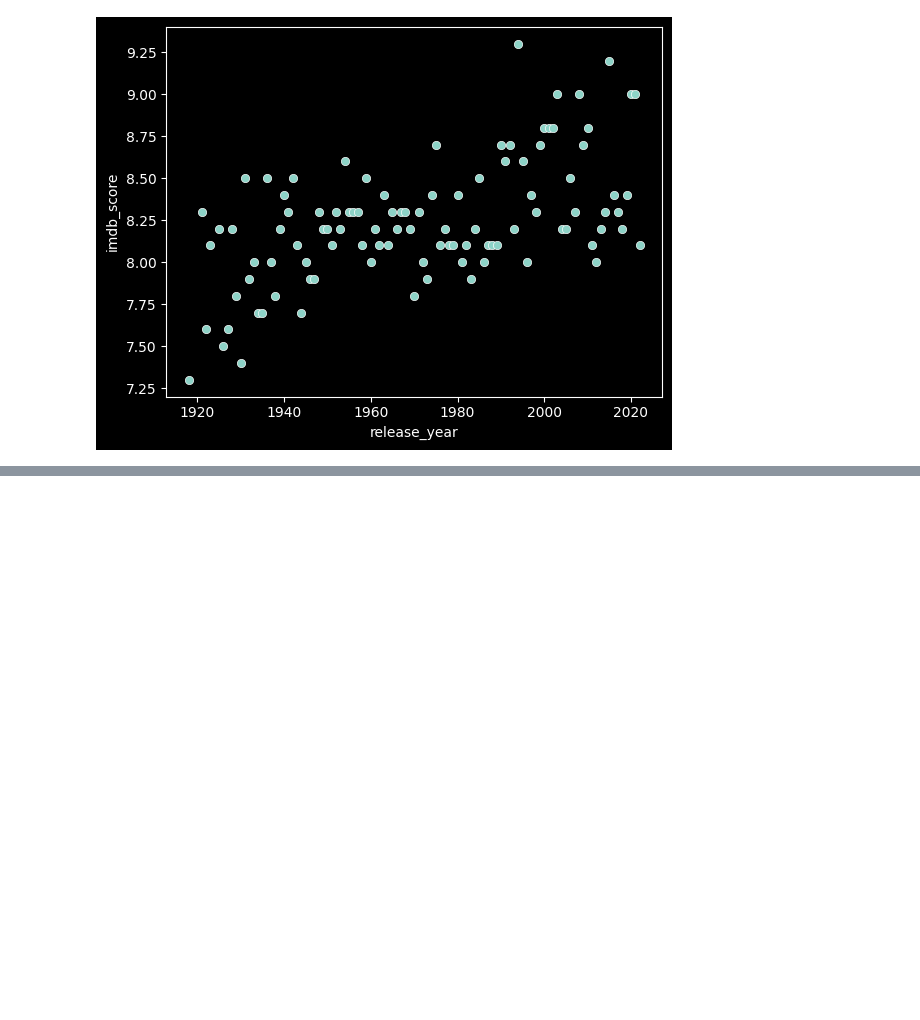
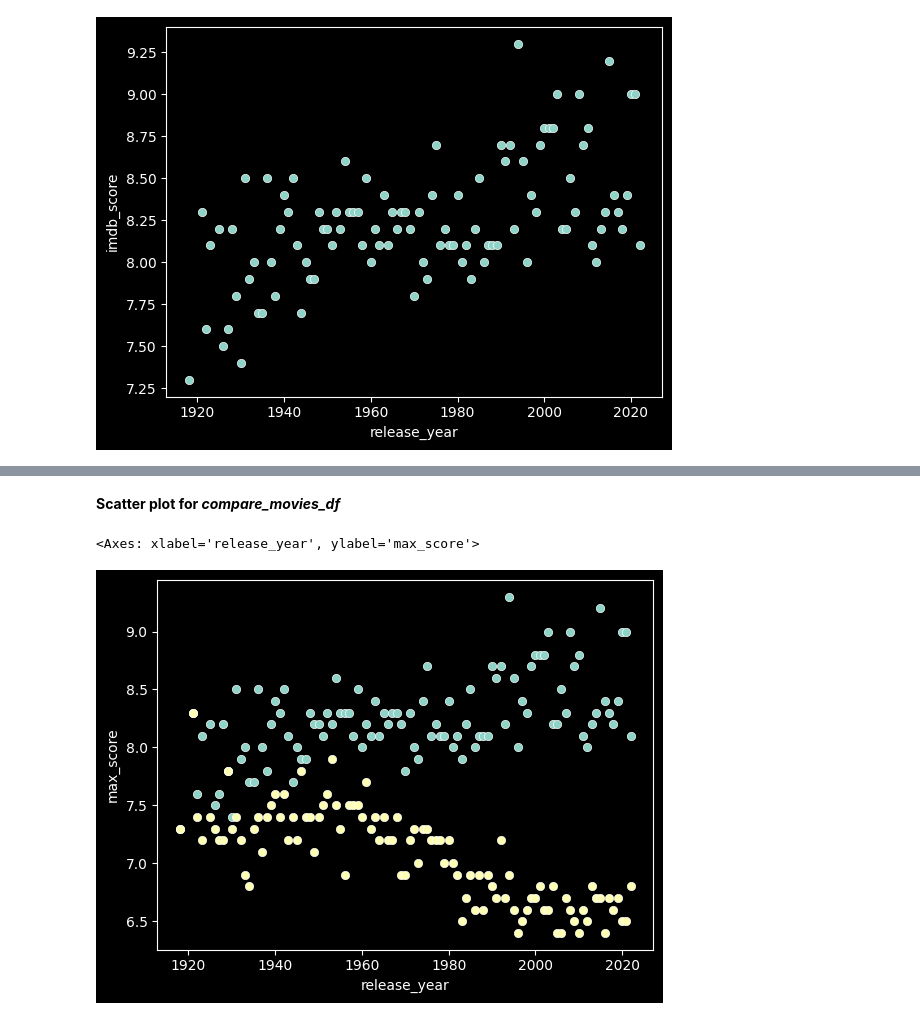
Before and after one commit to irynaps/hbo_data, a Jupyter notebook: project_1/titles_df.ipynb, the cells around one changed output, grey strips where cells are left out. Saved outputs shown, nothing was run; the diff lists cells and outputs as text; code cells hidden in the pictures; blank space fills up the shorter version.

```diff
--- a/project_1/titles_df.ipynb
+++ b/project_1/titles_df.ipynb
@@ -350,0 +326,2 @@ sns.scatterplot(data = movies_by_year_df, x = "release_year", y = "imdb_score")
+# %%
+av_movies_by_year_df = movies_df.groupby("release_year").agg({"imdb_score" : lambda i: round(i.mean(), 1)}).sort_values(by = "release_year").reset_index()
@@ -350,0 +337,2 @@ sns.scatterplot(data = movies_by_year_df, x = "release_year", y = "imdb_score")
+# %%
+compare_movies_df = pd.merge(av_movies_by_year_df, movies_by_year_df, on = "release_year", how = "inner")
@@ -350,0 +348,4 @@ sns.scatterplot(data = movies_by_year_df, x = "release_year", y = "imdb_score")
+# %%
+compare_movies_df = compare_movies_df.dropna(axis = 0, how = "any").reset_index()
+# %%
+compare_movies_df.rename(columns = {"imdb_score_x" : "mean_score", "imdb_score_y" : "max_score", "title" : "top_title"}, inplace = True)
@@ -350,0 +361,8 @@ sns.scatterplot(data = movies_by_year_df, x = "release_year", y = "imdb_score")
+# %% [markdown]
+**Scatter plot for *compare_movies_df***
+# %%
+sns.scatterplot(data = compare_movies_df, x = "release_year", y = "max_score")
+sns.scatterplot(data = compare_movies_df, x = "release_year", y = "mean_score")
+# %% [output]
+<Axes: xlabel='release_year', ylabel='max_score'>
+[figure, added]
```
Also changed, not shown: parts of 32 cells of this notebook.
